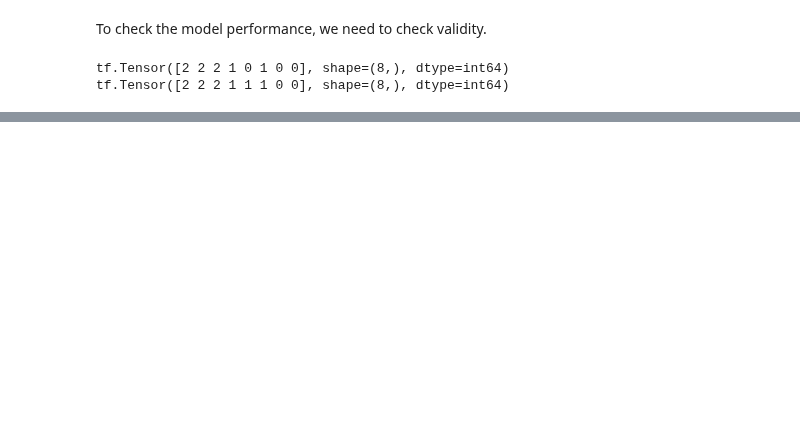
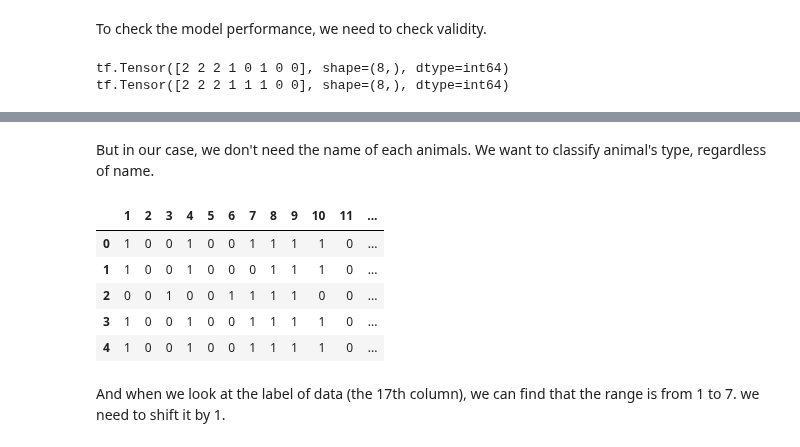
Before and after one commit to goodboychan/goodboychan.github.io, a Jupyter notebook: _notebooks/2020-09-10-01-Softmax-Regression.ipynb, the cells around one changed output, grey strips where cells are left out. Saved outputs shown, nothing was run; the diff lists cells and outputs as text; code cells hidden in the pictures; blank space fills up the shorter version.

Commit message:
type: update

```diff
--- a/_notebooks/2020-09-10-01-Softmax-Regression.ipynb
+++ b/_notebooks/2020-09-10-01-Softmax-Regression.ipynb
@@ -185,0 +204,14 @@ tf.Tensor([2 2 2 1 1 1 0 0], shape=(8,), dtype=int64)
+# %% [markdown]
+But in our case, we don't need the name of each animals. We want to classify animal's type, regardless of name.
+# %%
+df = df.drop(0, axis=1)
+df.head()
+# %% [output]
+|  | 1 | 2 | 3 | 4 | 5 | 6 | 7 | 8 | 9 | 10 | 11 | ... |
+| 0 | 1 | 0 | 0 | 1 | 0 | 0 | 1 | 1 | 1 | 1 | 0 | ... |
+| 1 | 1 | 0 | 0 | 1 | 0 | 0 | 0 | 1 | 1 | 1 | 0 | ... |
+| 2 | 0 | 0 | 1 | 0 | 0 | 1 | 1 | 1 | 1 | 0 | 0 | ... |
+| 3 | 1 | 0 | 0 | 1 | 0 | 0 | 1 | 1 | 1 | 1 | 0 | ... |
+| 4 | 1 | 0 | 0 | 1 | 0 | 0 | 1 | 1 | 1 | 1 | 0 | ... |
+# %% [markdown]
+And when we look at the label of data (the 17th column), we can find that the range is from 1 to 7. we need to shift it by 1.
```
Also changed, not shown: parts of 19 cells of this notebook, 1 other file.
